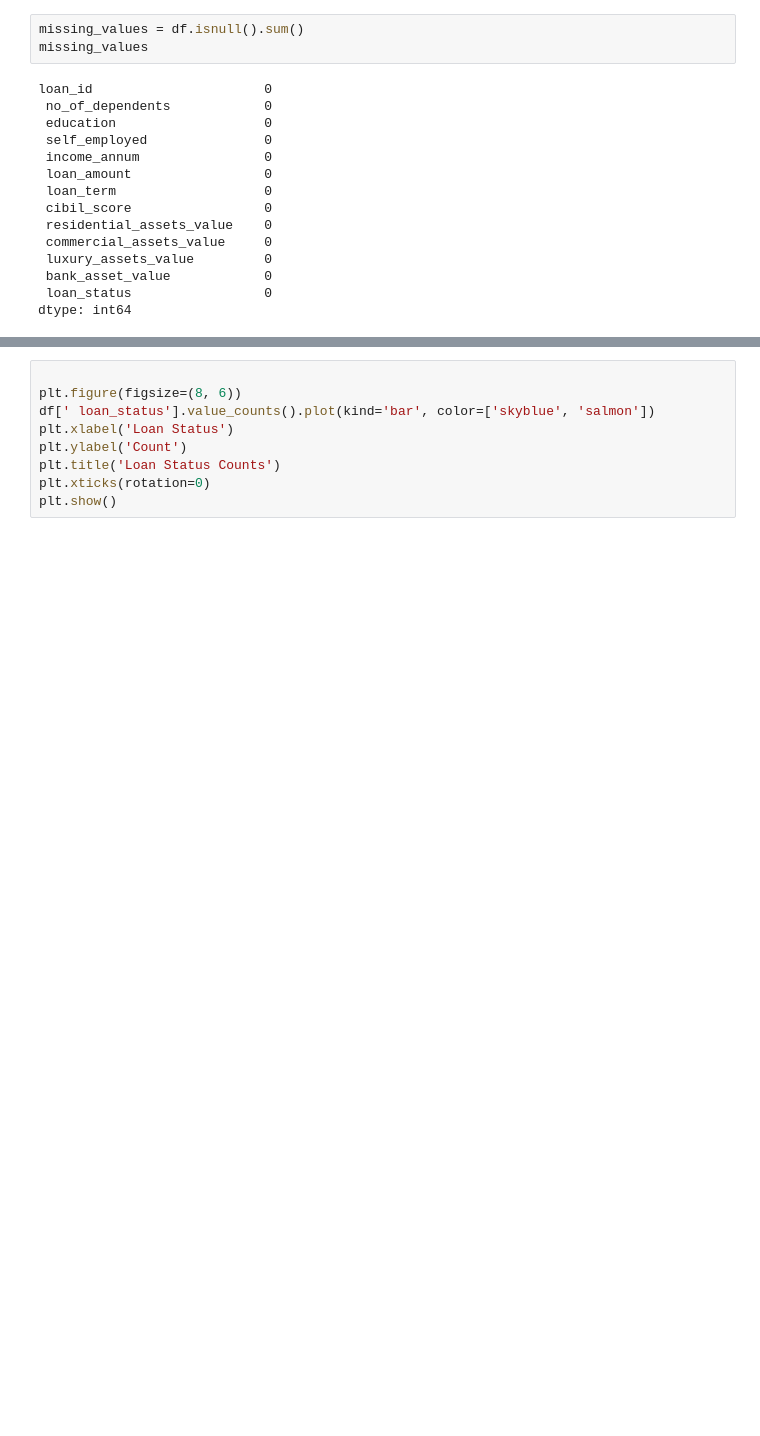
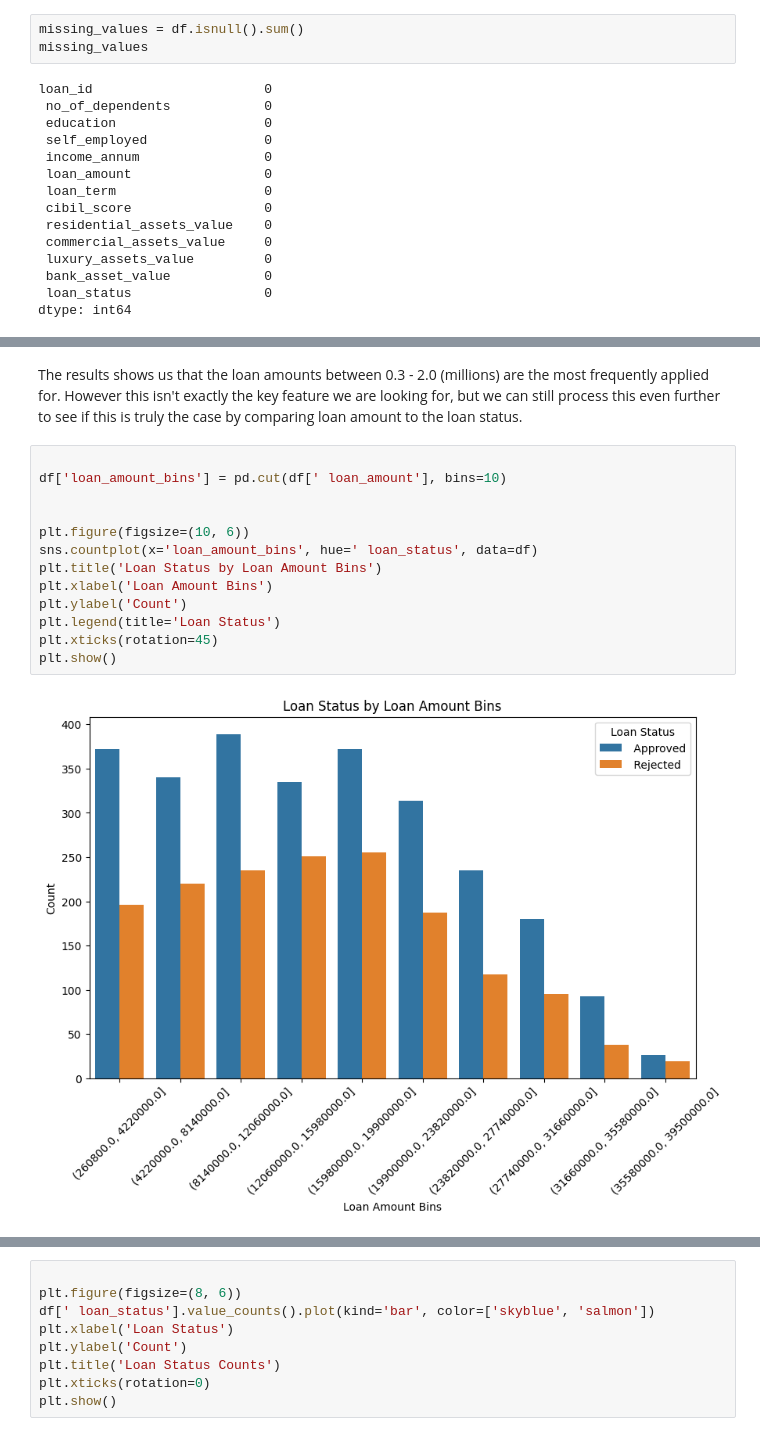
Before and after one commit to Group-6-Software-Development/Data-Handling-and-Machine-Learning, a Jupyter notebook: Home Assignments/Task 6 - Project.ipynb, the cells around one changed output, grey strips where cells are left out. Saved outputs shown, nothing was run; the diff lists cells and outputs as text; blank space fills up the shorter version.

```diff
--- a/Home Assignments/Task 6 - Project.ipynb
+++ b/Home Assignments/Task 6 - Project.ipynb
@@ -82,0 +86,17 @@ plt.show()
+# %% [markdown]
+The results shows us that the loan amounts between 0.3 - 2.0 (millions) are the most frequently applied for. However this isn't exactly the key feature we are looking for, but we can still process this even further to see if this is truly the case by comparing loan amount to the loan status.
+# %%
+
+df['loan_amount_bins'] = pd.cut(df[' loan_amount'], bins=10)
+
+
+plt.figure(figsize=(10, 6))
+sns.countplot(x='loan_amount_bins', hue=' loan_status', data=df)
+plt.title('Loan Status by Loan Amount Bins')
+plt.xlabel('Loan Amount Bins')
+plt.ylabel('Count')
+plt.legend(title='Loan Status')
+plt.xticks(rotation=45)
+plt.show()
+# %% [output]
+[figure, added]
```
Also changed, not shown: parts of 11 cells of this notebook, 1 other file.
